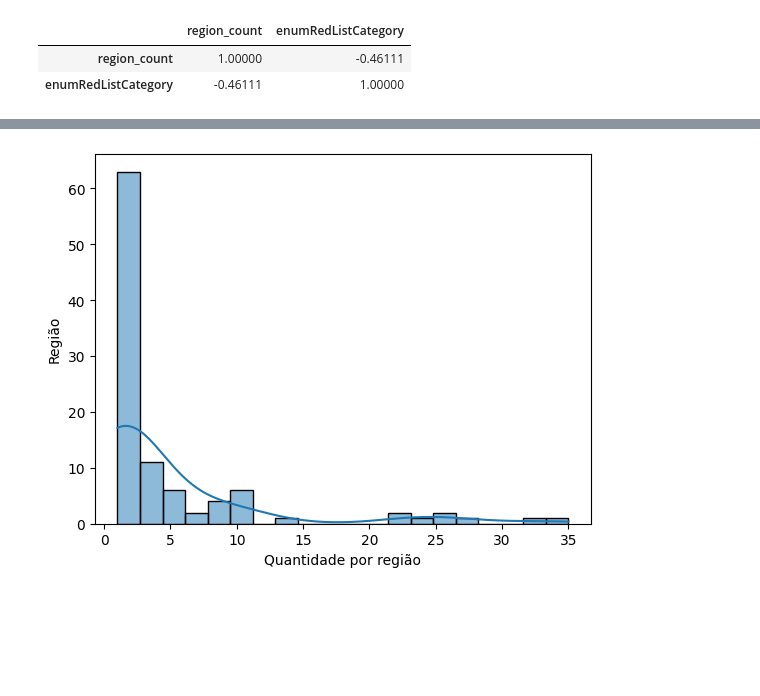
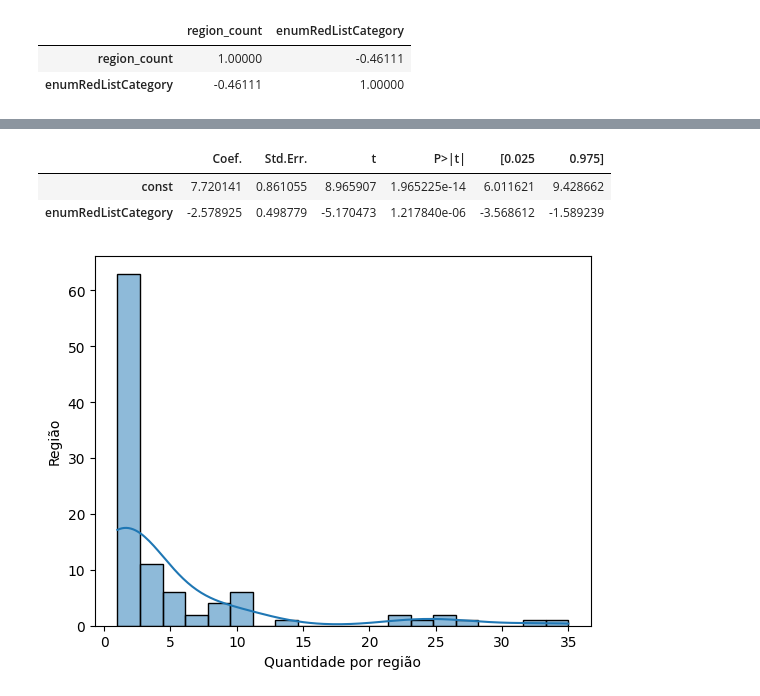
Before and after one commit to xaaaandao/din4072-applied-data-science, a Jupyter notebook: 07regression.ipynb, the cells around one changed output, grey strips where cells are left out. Cells and saved outputs as stored; diff of their text form; code cells hidden in the pictures; blank space fills up the shorter version.

```diff
--- a/07regression.ipynb
+++ b/07regression.ipynb
@@ -96,3 +122,11 @@ df[["region_count", "enumRedListCategory"]].corr()
+# %%
+coeficientes = resultado.summary2().tables[1]
+coeficientes.to_csv("coeficientes.csv")
+coeficientes
+# %% [output]
+|  | Coef. | Std.Err. | t | P>|t| | [0.025 | 0.975] |
+| const | 7.720141 | 0.861055 | 8.965907 | 1.965225e-14 | 6.011621 | 9.428662 |
+| enumRedListCategory | -2.578925 | 0.498779 | -5.170473 | 1.217840e-06 | -3.568612 | -1.589239 |
 # %%
 ax = sns.histplot(data = df, x = "region_count", kde = True)
 ax.set_xlabel("Quantidade por região")
```
Also changed, not shown: parts of 2 cells of this notebook, 3 other files.
